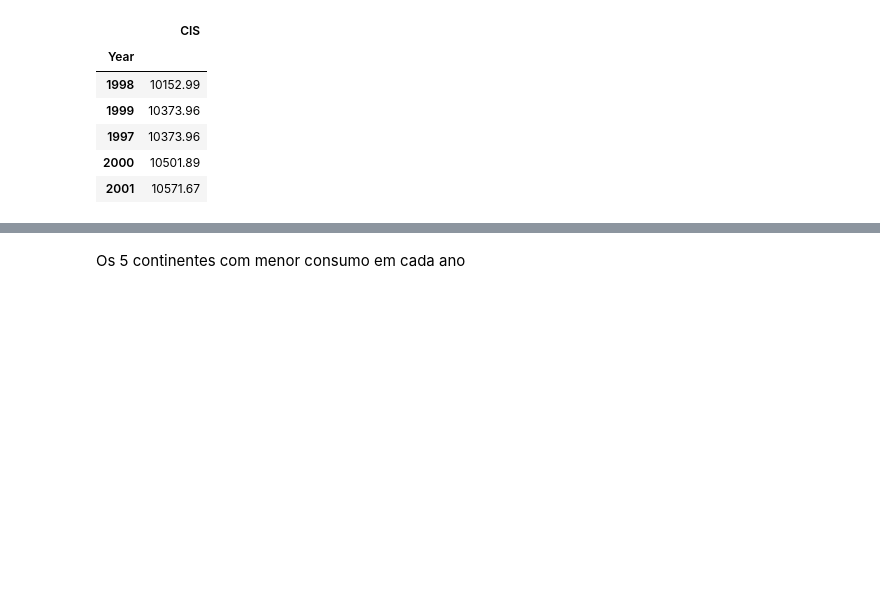
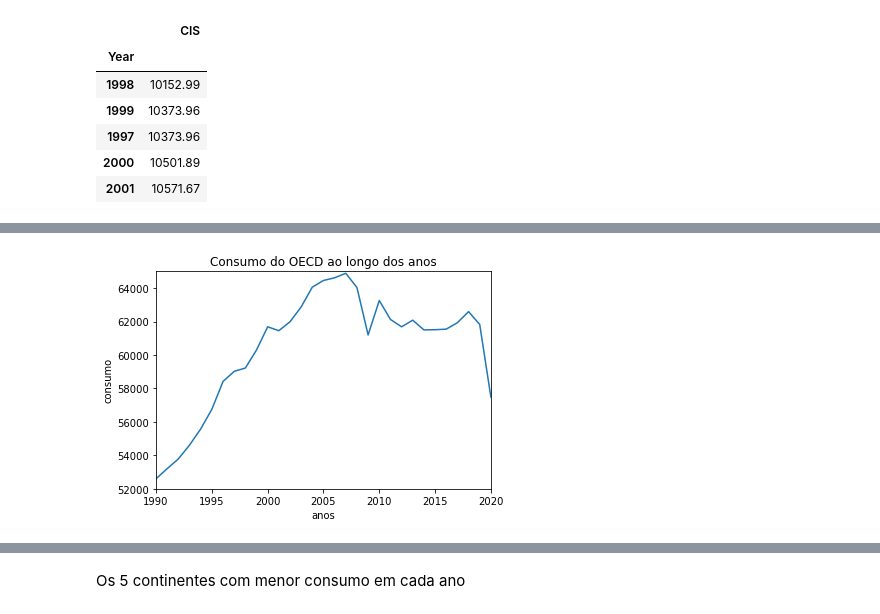
Before and after one commit to Alimva/Trabalho-Final-de-Dados, a Jupyter notebook: main/Notebooks/EDAs/alice_martins.ipynb, the cells around one changed output, grey strips where cells are left out. Cells and saved outputs as stored; diff of their text form; code cells hidden in the pictures; blank space fills up the shorter version.

```diff
--- a/main/Notebooks/EDAs/alice_martins.ipynb
+++ b/main/Notebooks/EDAs/alice_martins.ipynb
@@ -274,0 +291,8 @@ df.iloc[:5, 10:11]
+# %%
+ax = plt.axes()
+ax.plot(e_cont['OECD'])
+ax.set(xlim=(1990, 2020), ylim=(52000, 65000),
+       xlabel='anos', ylabel='consumo',
+       title='Consumo do OECD ao longo dos anos');
+# %% [output]
+[figure, added]
```
Also changed, not shown: parts of 118 cells of this notebook.
